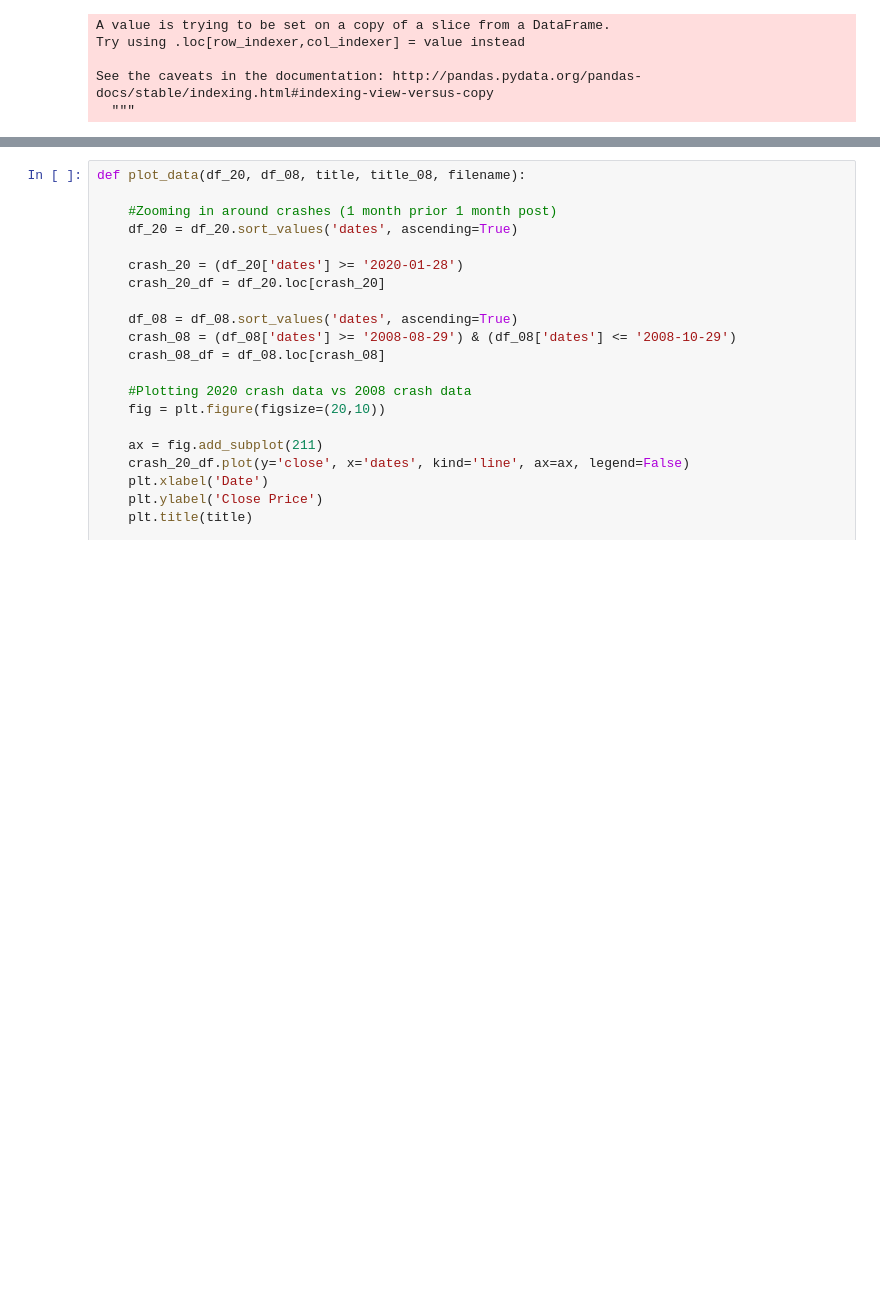
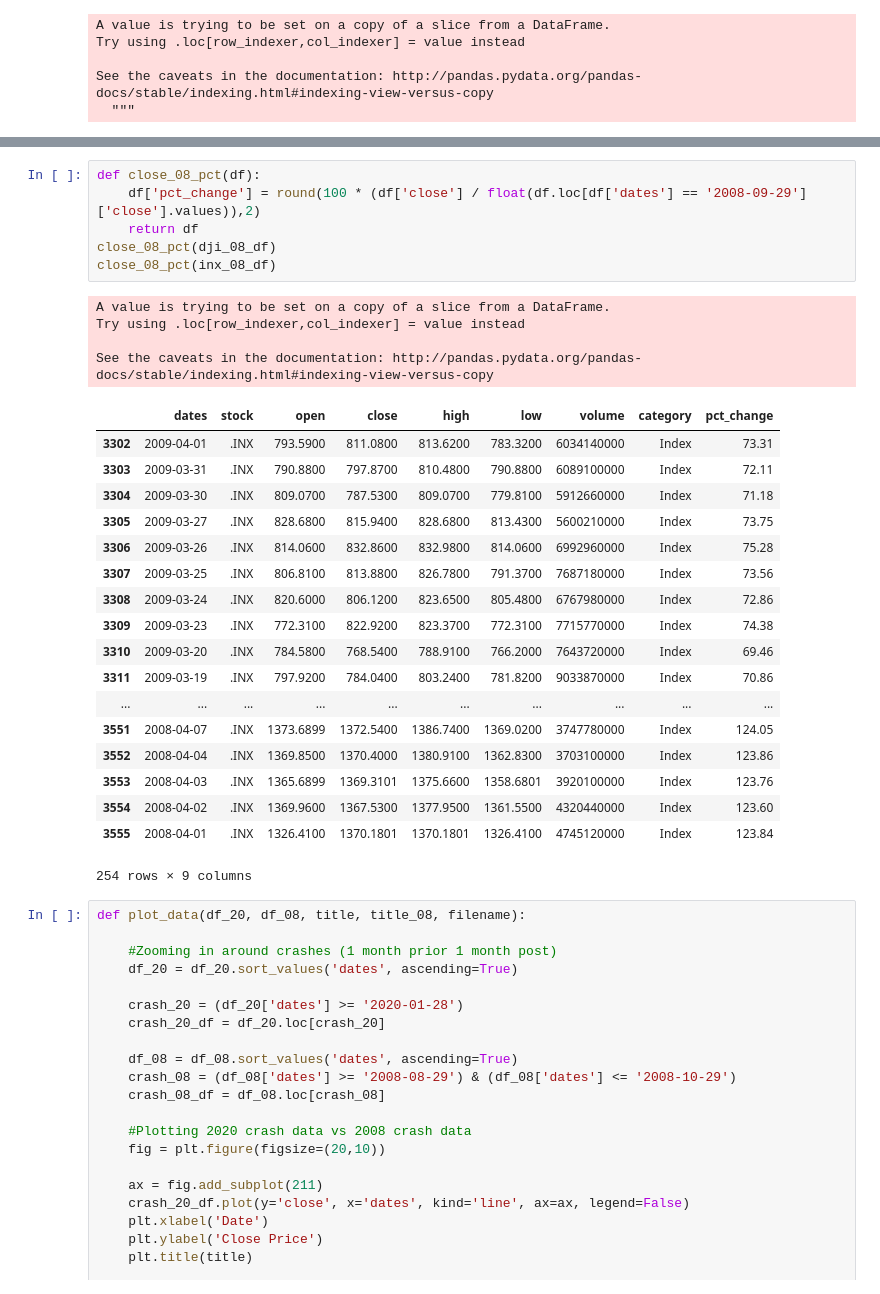
Before and after one commit to Sal-r/Corona-Virus-Vs-Stock-Market, a Jupyter notebook: DEV/JakeH/data_visualizationJacobH_2020vs2008.ipynb, the cells around one changed output, grey strips where cells are left out. Cells and saved outputs as stored; diff of their text form; blank space fills up the shorter version.

```diff
--- a/DEV/JakeH/data_visualizationJacobH_2020vs2008.ipynb
+++ b/DEV/JakeH/data_visualizationJacobH_2020vs2008.ipynb
@@ -45,3 +65,32 @@ See the caveats in the documentation: http://pandas.pydata.org/pandas-docs/stabl
+# %%
+def close_08_pct(df):
+    df['pct_change'] = round(100 * (df['close'] / float(df.loc[df['dates'] == '2008-09-29']['close'].values)),2)
+    return df
+close_08_pct(dji_08_df)
+close_08_pct(inx_08_df)
+# %% [output]
+A value is trying to be set on a copy of a slice from a DataFrame.
+Try using .loc[row_indexer,col_indexer] = value instead
+
+See the caveats in the documentation: http://pandas.pydata.org/pandas-docs/stable/indexing.html#indexing-view-versus-copy
+|  | dates | stock | open | close | high | low | volume | category | pct_change |
+| 3302 | 2009-04-01 | .INX | 793.5900 | 811.0800 | 813.6200 | 783.3200 | 6034140000 | Index | 73.31 |
+| 3303 | 2009-03-31 | .INX | 790.8800 | 797.8700 | 810.4800 | 790.8800 | 6089100000 | Index | 72.11 |
+| 3304 | 2009-03-30 | .INX | 809.0700 | 787.5300 | 809.0700 | 779.8100 | 5912660000 | Index | 71.18 |
+| 3305 | 2009-03-27 | .INX | 828.6800 | 815.9400 | 828.6800 | 813.4300 | 5600210000 | Index | 73.75 |
+| 3306 | 2009-03-26 | .INX | 814.0600 | 832.8600 | 832.9800 | 814.0600 | 6992960000 | Index | 75.28 |
+| 3307 | 2009-03-25 | .INX | 806.8100 | 813.8800 | 826.7800 | 791.3700 | 7687180000 | Index | 73.56 |
+| 3308 | 2009-03-24 | .INX | 820.6000 | 806.1200 | 823.6500 | 805.4800 | 6767980000 | Index | 72.86 |
+| 3309 | 2009-03-23 | .INX | 772.3100 | 822.9200 | 823.3700 | 772.3100 | 7715770000 | Index | 74.38 |
+| 3310 | 2009-03-20 | .INX | 784.5800 | 768.5400 | 788.9100 | 766.2000 | 7643720000 | Index | 69.46 |
+| 3311 | 2009-03-19 | .INX | 797.9200 | 784.0400 | 803.2400 | 781.8200 | 9033870000 | Index | 70.86 |
+| ... | ... | ... | ... | ... | ... | ... | ... | ... | ... |
+| 3551 | 2008-04-07 | .INX | 1373.6899 | 1372.5400 | 1386.7400 | 1369.0200 | 3747780000 | Index | 124.05 |
+| 3552 | 2008-04-04 | .INX | 1369.8500 | 1370.4000 | 1380.9100 | 1362.8300 | 3703100000 | Index | 123.86 |
+| 3553 | 2008-04-03 | .INX | 1365.6899 | 1369.3101 | 1375.6600 | 1358.6801 | 3920100000 | Index | 123.76 |
+| 3554 | 2008-04-02 | .INX | 1369.9600 | 1367.5300 | 1377.9500 | 1361.5500 | 4320440000 | Index | 123.60 |
+| 3555 | 2008-04-01 | .INX | 1326.4100 | 1370.1801 | 1370.1801 | 1326.4100 | 4745120000 | Index | 123.84 |
+254 rows × 9 columns
 # %%
 def plot_data(df_20, df_08, title, title_08, filename):
 
```
Also changed, not shown: parts of 11 cells of this notebook, 7 other files.
